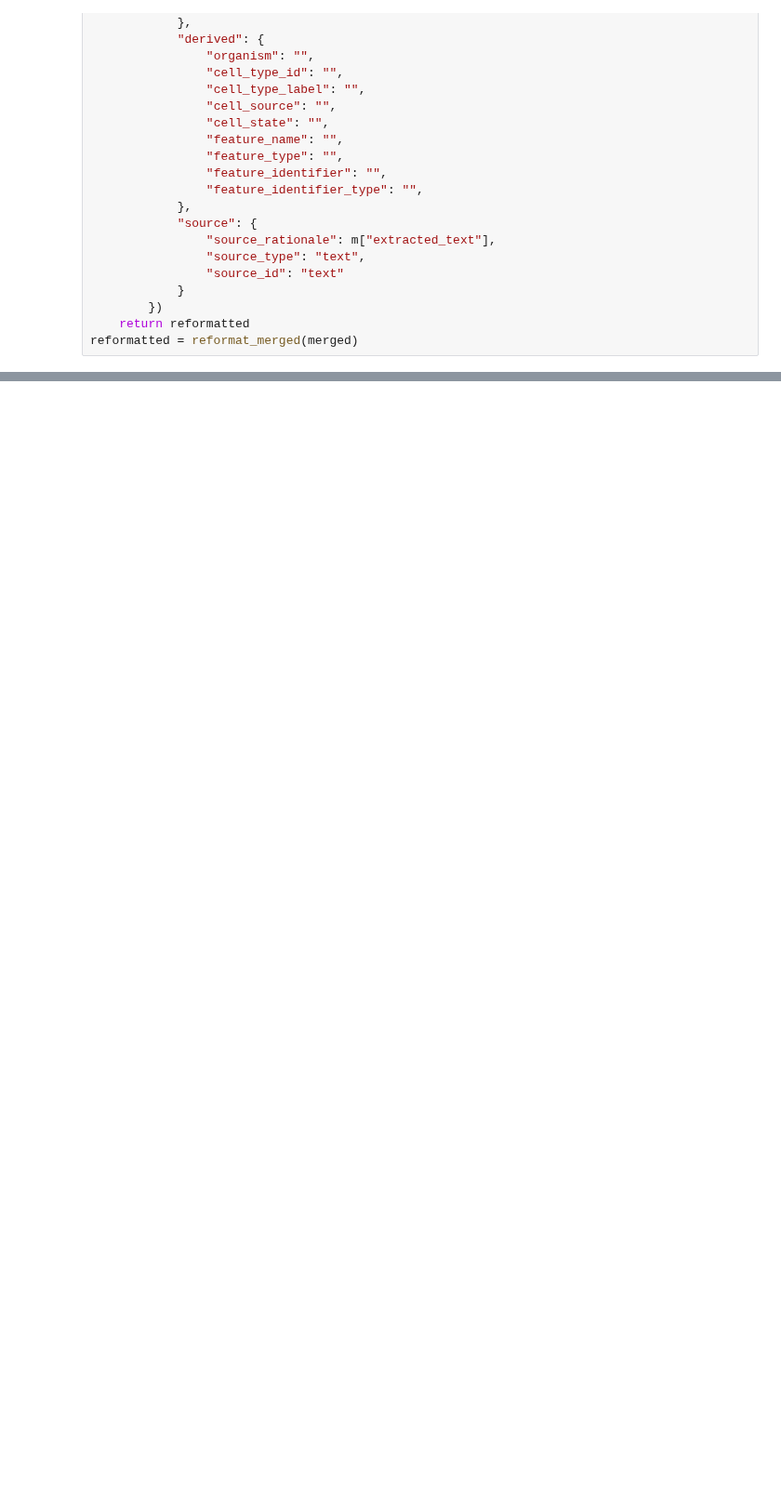
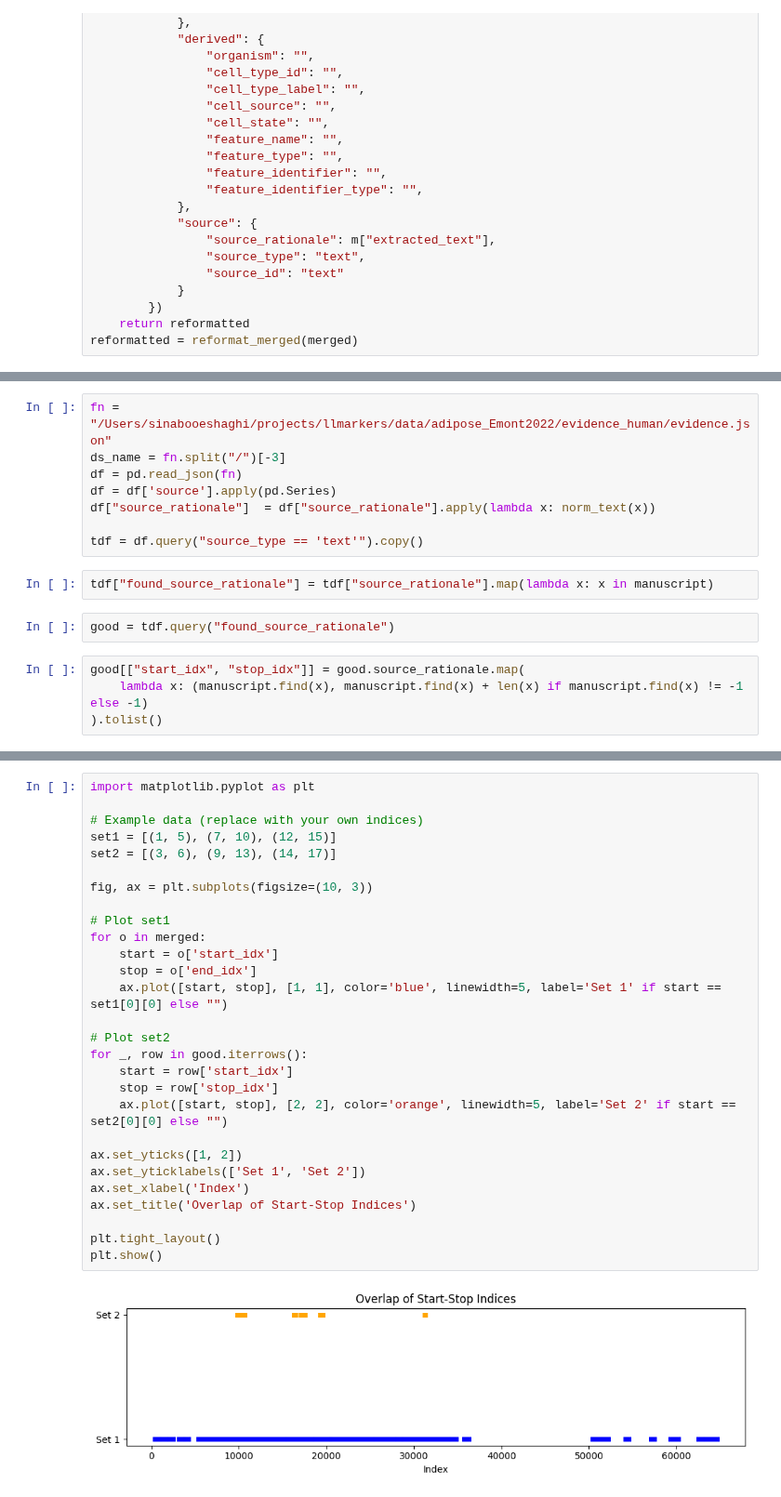
Before and after one commit to sbooeshaghi/llmarkers, a Jupyter notebook: analysis/llm/chunk_filter_merge.ipynb, the cells around one changed output, grey strips where cells are left out. Shown at 93% size. Drawn from its saved outputs; the diff is of its cells as text; blank space fills up the shorter version.

```diff
--- a/analysis/llm/chunk_filter_merge.ipynb
+++ b/analysis/llm/chunk_filter_merge.ipynb
@@ -214,0 +301,16 @@ reformatted = reformat_merged(merged)
+# %%
+fn = "/Users/sinabooeshaghi/projects/llmarkers/data/adipose_Emont2022/evidence_human/evidence.json"
+ds_name = fn.split("/")[-3]
+df = pd.read_json(fn)
+df = df['source'].apply(pd.Series)
+df["source_rationale"]  = df["source_rationale"].apply(lambda x: norm_text(x))
+
+tdf = df.query("source_type == 'text'").copy()
+# %%
+tdf["found_source_rationale"] = tdf["source_rationale"].map(lambda x: x in manuscript)
+# %%
+good = tdf.query("found_source_rationale")
+# %%
+good[["start_idx", "stop_idx"]] = good.source_rationale.map(
+    lambda x: (manuscript.find(x), manuscript.find(x) + len(x) if manuscript.find(x) != -1 else -1)
+).tolist()
@@ -214,0 +338,30 @@ reformatted = reformat_merged(merged)
+# %%
+import matplotlib.pyplot as plt
+
+# Example data (replace with your own indices)
+set1 = [(1, 5), (7, 10), (12, 15)]
+set2 = [(3, 6), (9, 13), (14, 17)]
+
+fig, ax = plt.subplots(figsize=(10, 3))
+
+# Plot set1
+for o in merged:
+    start = o['start_idx']
+    stop = o['end_idx']
+    ax.plot([start, stop], [1, 1], color='blue', linewidth=5, label='Set 1' if start == set1[0][0] else "")
+
+# Plot set2
+for _, row in good.iterrows():
+    start = row['start_idx']
+    stop = row['stop_idx']
+    ax.plot([start, stop], [2, 2], color='orange', linewidth=5, label='Set 2' if start == set2[0][0] else "")
+
+ax.set_yticks([1, 2])
+ax.set_yticklabels(['Set 1', 'Set 2'])
+ax.set_xlabel('Index')
+ax.set_title('Overlap of Start-Stop Indices')
+
+plt.tight_layout()
+plt.show()
+# %% [output]
+[figure, added]
```
Also changed, not shown: parts of 15 cells of this notebook, 3 other files.
